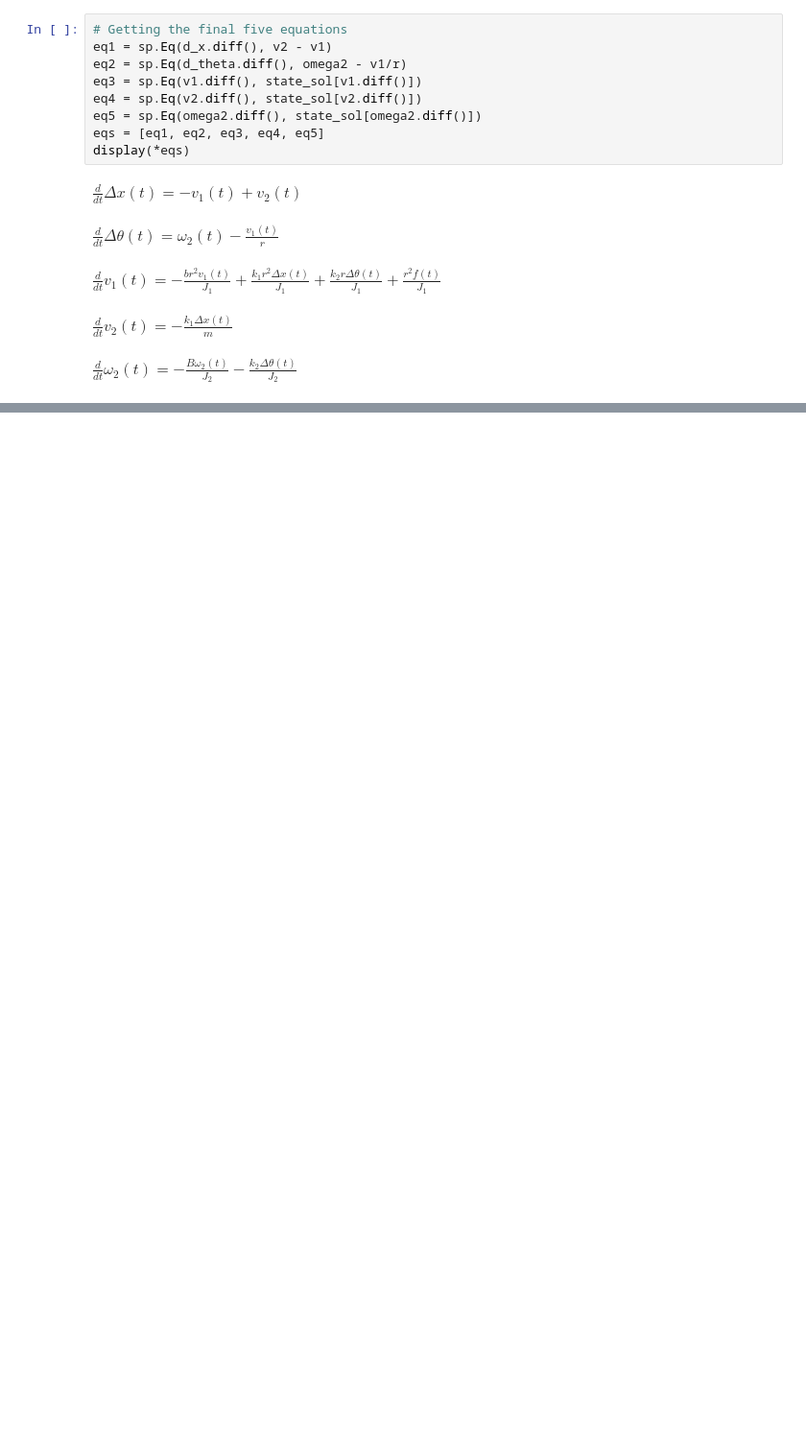
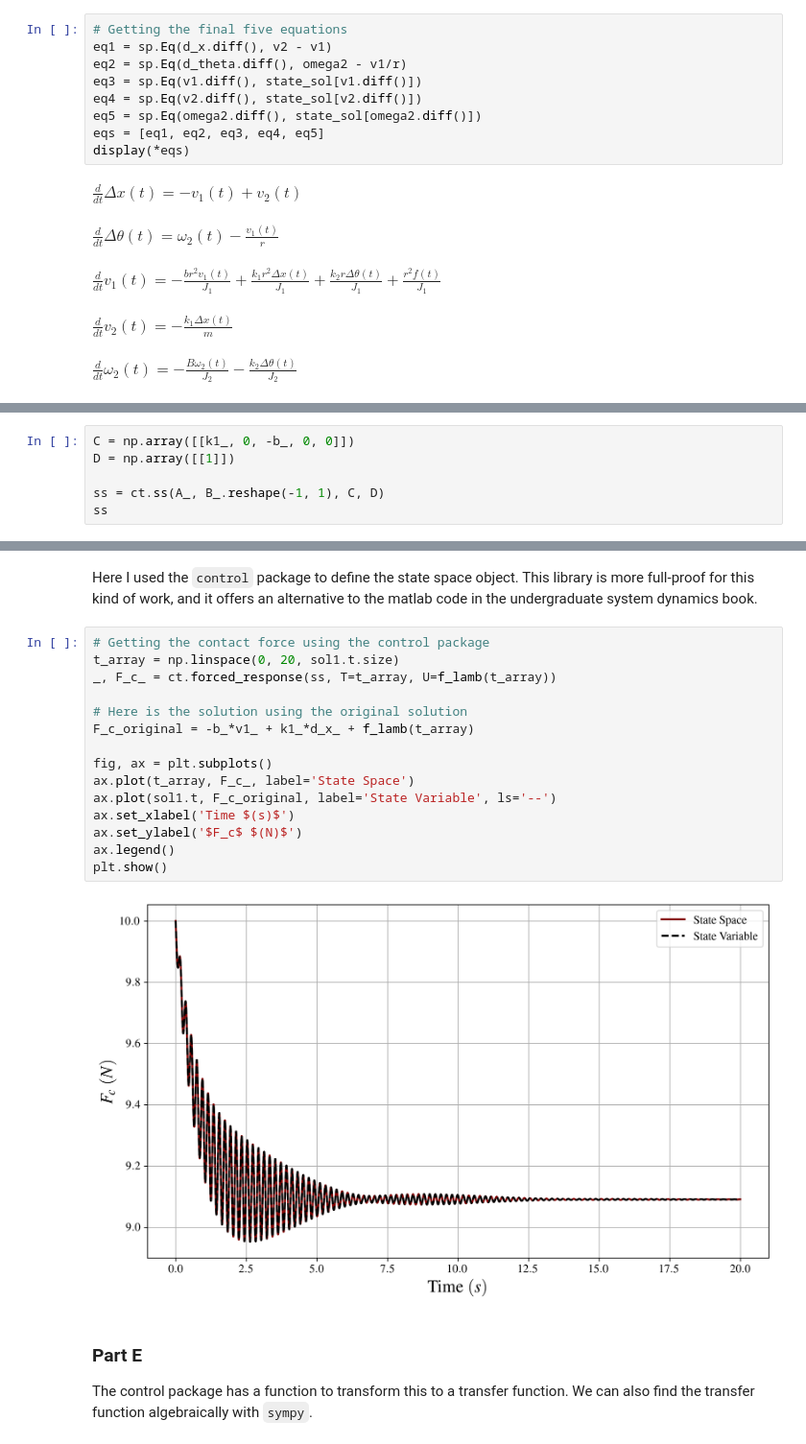
Before and after one commit to gabemorris12/dynamical_systems, a Jupyter notebook: Homework 3/Dynamical Systems Homework 3.ipynb, the cells around one changed output, grey strips where cells are left out. Shown at 96% size. Cells and saved outputs as stored; diff of their text form; blank space fills up the shorter version.

```diff
--- a/Homework 3/Dynamical Systems Homework 3.ipynb
+++ b/Homework 3/Dynamical Systems Homework 3.ipynb
@@ -131,0 +240,6 @@ $\displaystyle \left[\begin{matrix}\frac{d}{d t} \Delta x{\left(t \right)}\\\fra
+# %%
+C = np.array([[k1_, 0, -b_, 0, 0]])
+D = np.array([[1]])
+
+ss = ct.ss(A_, B_.reshape(-1, 1), C, D)
+ss
@@ -131,0 +258,22 @@ $\displaystyle \left[\begin{matrix}\frac{d}{d t} \Delta x{\left(t \right)}\\\fra
+# %% [markdown]
+Here I used the `control` package to define the state space object. This library is more full-proof for this kind of work, and it offers an alternative to the matlab code in the undergraduate system dynamics book.
+# %%
+# Getting the contact force using the control package
+t_array = np.linspace(0, 20, sol1.t.size)
+_, F_c_ = ct.forced_response(ss, T=t_array, U=f_lamb(t_array))
+
+# Here is the solution using the original solution
+F_c_original = -b_*v1_ + k1_*d_x_ + f_lamb(t_array)
+
+fig, ax = plt.subplots()
+ax.plot(t_array, F_c_, label='State Space')
+ax.plot(sol1.t, F_c_original, label='State Variable', ls='--')
+ax.set_xlabel('Time $(s)$')
+ax.set_ylabel('$F_c$ $(N)$')
+ax.legend()
+plt.show()
+# %% [output]
+[figure, added]
+# %% [markdown]
+### Part E
+The control package has a function to transform this to a transfer function. We can also find the transfer function algebraically with `sympy`.
```
Also changed, not shown: parts of 31 cells of this notebook, 1 other file.
